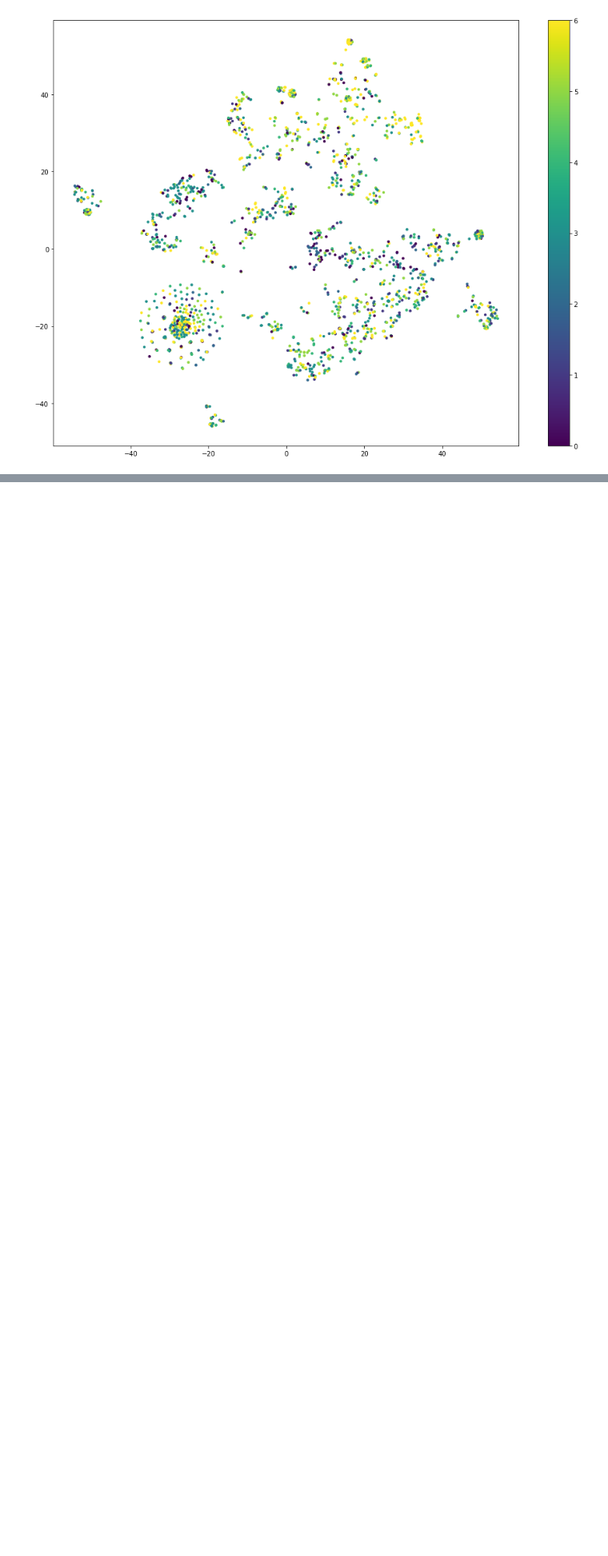
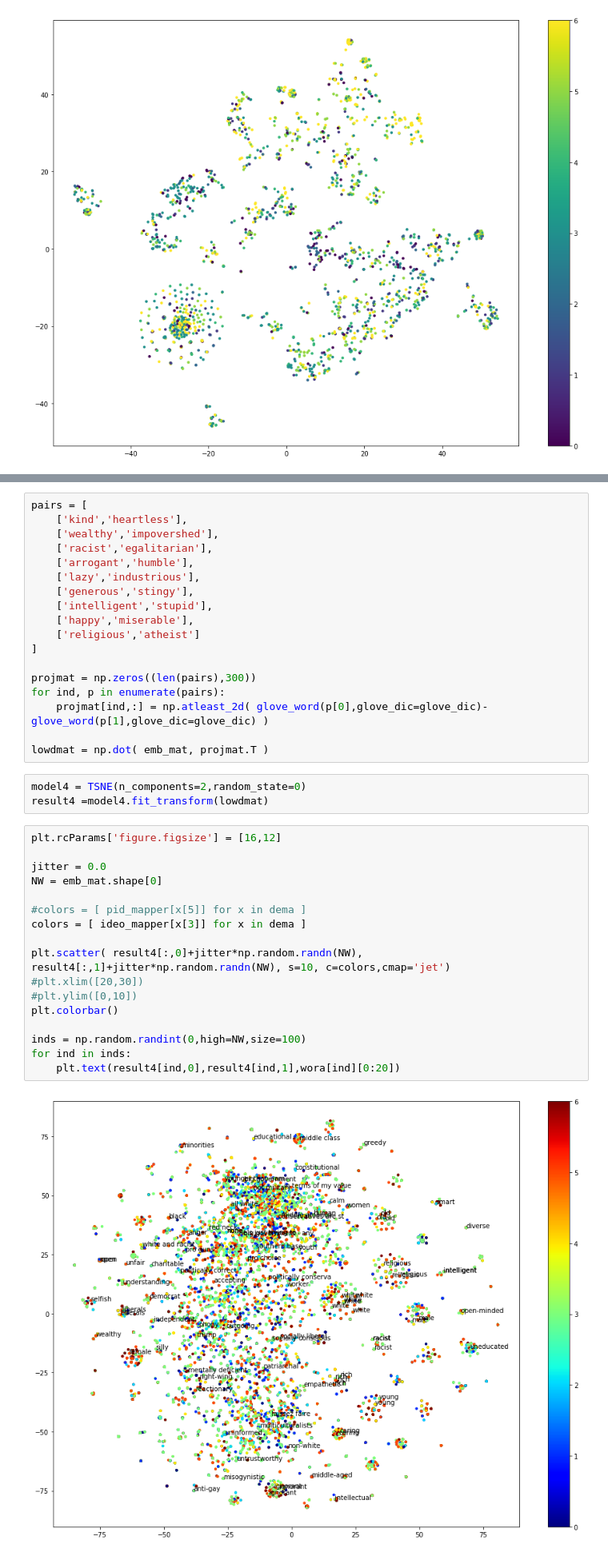
Before and after one commit to chrisrytting/persuasion, a Jupyter notebook: glove_embeddings.ipynb, the cells around one changed output, grey strips where cells are left out. Shown at 80% size. Saved outputs shown, nothing was run; the diff lists cells and outputs as text; blank space fills up the shorter version.

Commit message:
updating glove_embeddings

```diff
--- a/glove_embeddings.ipynb
+++ b/glove_embeddings.ipynb
@@ -397,0 +541,40 @@ plt.colorbar()
+# %%
+pairs = [
+    ['kind','heartless'],
+    ['wealthy','impovershed'],
+    ['racist','egalitarian'],
+    ['arrogant','humble'],
+    ['lazy','industrious'],
+    ['generous','stingy'],
+    ['intelligent','stupid'],
+    ['happy','miserable'],
+    ['religious','atheist']
+]
+
+projmat = np.zeros((len(pairs),300))
+for ind, p in enumerate(pairs):
+    projmat[ind,:] = np.atleast_2d( glove_word(p[0],glove_dic=glove_dic)-glove_word(p[1],glove_dic=glove_dic) )
+
+lowdmat = np.dot( emb_mat, projmat.T )
+# %%
+model4 = TSNE(n_components=2,random_state=0)
+result4 =model4.fit_transform(lowdmat)
+# %%
+plt.rcParams['figure.figsize'] = [16,12]
+
+jitter = 0.0
+NW = emb_mat.shape[0]
+
+#colors = [ pid_mapper[x[5]] for x in dema ]
+colors = [ ideo_mapper[x[3]] for x in dema ]
+
+plt.scatter( result4[:,0]+jitter*np.random.randn(NW), result4[:,1]+jitter*np.random.randn(NW), s=10, c=colors,cmap='jet')
+#plt.xlim([20,30])
+#plt.ylim([0,10])
+plt.colorbar()
+
+inds = np.random.randint(0,high=NW,size=100)
+for ind in inds:
+    plt.text(result4[ind,0],result4[ind,1],wora[ind][0:20])
+# %% [output]
+[figure, added]
```
Also changed, not shown: parts of 32 cells of this notebook.
